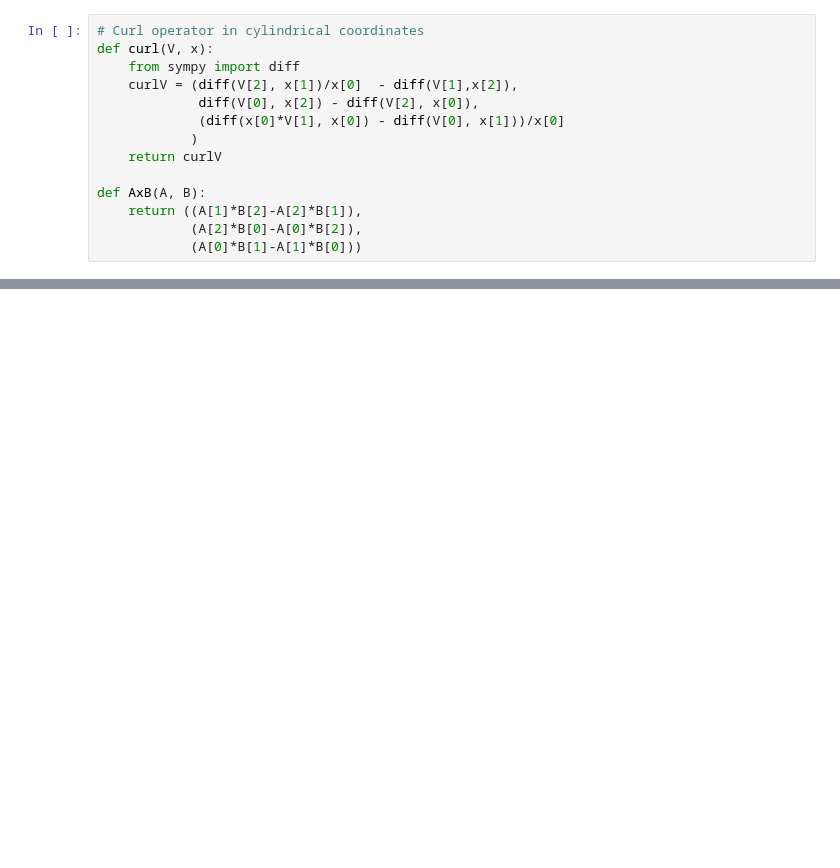
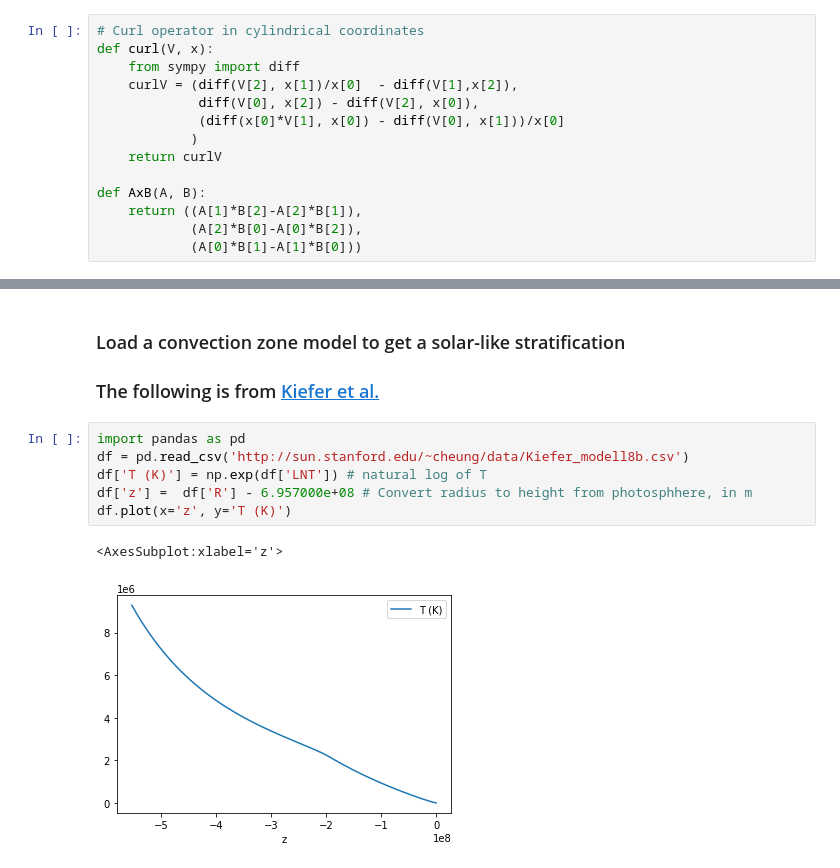
Before and after one commit to fluxtransport/HelioLectures, a Jupyter notebook: notebooks/sunspot_lecture.ipynb, the cells around one changed output, grey strips where cells are left out. Cells and saved outputs as stored; diff of their text form; blank space fills up the shorter version.

Commit message:
completed model sunspoot

```diff
--- a/notebooks/sunspot_lecture.ipynb
+++ b/notebooks/sunspot_lecture.ipynb
@@ -273,0 +234,12 @@ AttributeError: 'Figure' object has no attribute 'y_rang'
+# %% [markdown]
+### Load a convection zone model to get a solar-like stratification
+### The following is from [Kiefer et al.](https://ui.adsabs.harvard.edu/abs/2000A%26A...355..381K/abstract)
+# %%
+import pandas as pd
+df = pd.read_csv('http://sun.stanford.edu/~cheung/data/Kiefer_modell8b.csv')
+df['T (K)'] = np.exp(df['LNT']) # natural log of T
+df['z'] =  df['R'] - 6.957000e+08 # Convert radius to height from photosphhere, in m
+df.plot(x='z', y='T (K)')
+# %% [output]
+<AxesSubplot:xlabel='z'>
+[figure, added]
```
Also changed, not shown: parts of 23 cells of this notebook.
